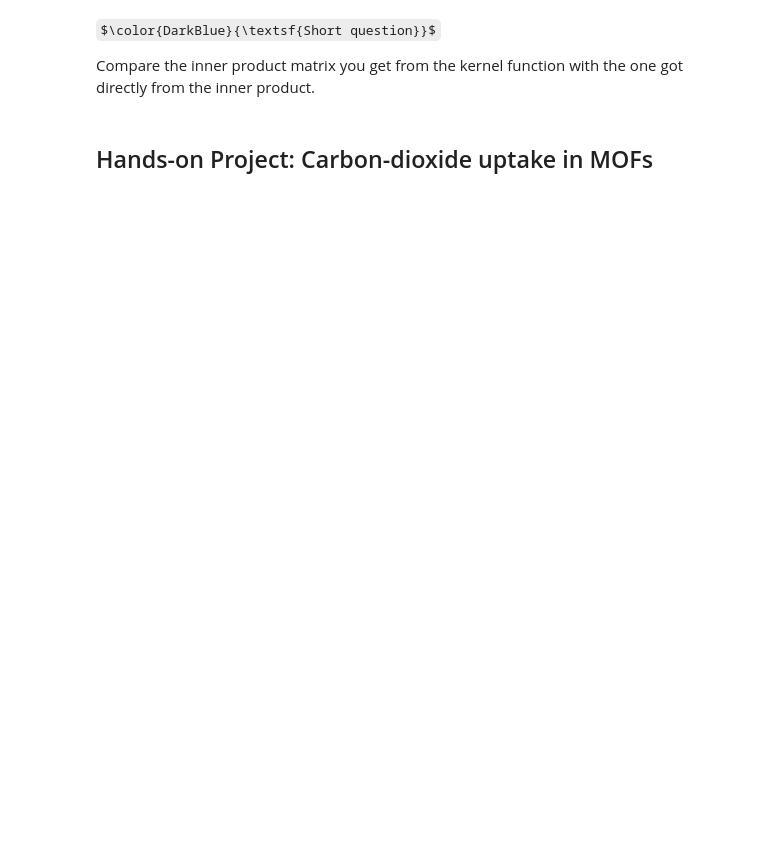
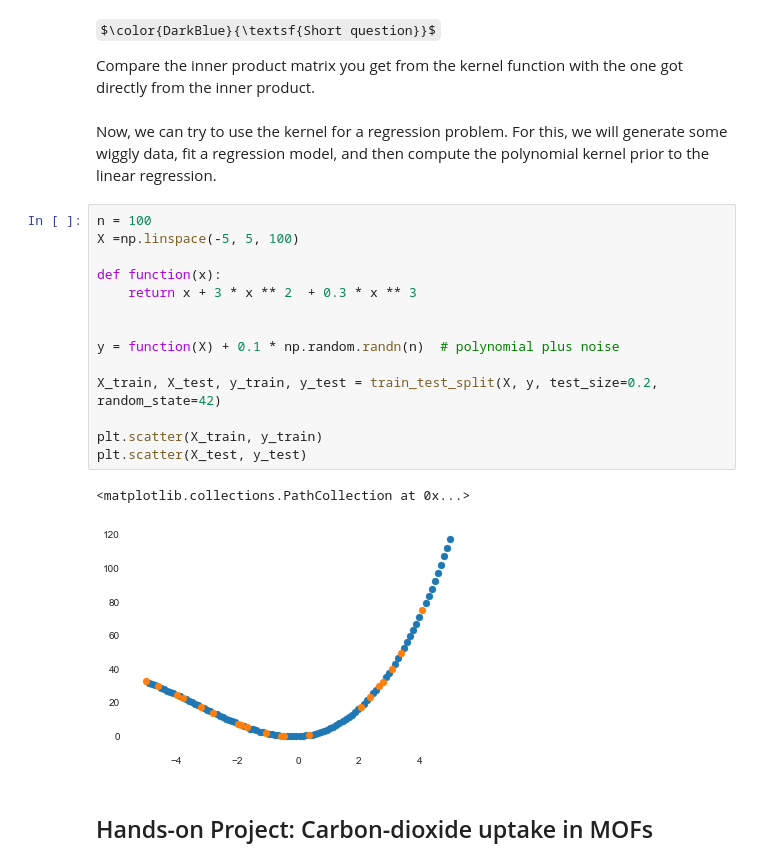
Before and after one commit to lsmo-epfl/ch-315, a Jupyter notebook: ml/handson_project.ipynb, the cells around one changed output. Drawn from its saved outputs; the diff is of its cells as text; some formulas as TeX source; blank space fills up the shorter version.

```diff
--- a/ml/handson_project.ipynb
+++ b/ml/handson_project.ipynb
@@ -197,6 +218,25 @@ inner_product_kernel = kernel(mapped_data, mapped_data)
 $\color{DarkBlue}{\textsf{Short question}}$
 
 Compare the inner product matrix you get from the kernel function with the one got directly from the inner product.
+# %% [markdown]
+Now, we can try to use the kernel for a regression problem. For this, we will generate some wiggly data, fit a regression model, and then compute the polynomial kernel prior to the linear regression.
+# %%
+n = 100
+X =np.linspace(-5, 5, 100)
+
+def function(x):
+    return x + 3 * x ** 2  + 0.3 * x ** 3
+
+
+y = function(X) + 0.1 * np.random.randn(n)  # polynomial plus noise
+
+X_train, X_test, y_train, y_test = train_test_split(X, y, test_size=0.2, random_state=42)
+
+plt.scatter(X_train, y_train)
+plt.scatter(X_test, y_test)
+# %% [output]
+<matplotlib.collections.PathCollection at 0x...>
+[figure, added]
 # %% [markdown]
 ## Hands-on Project: Carbon-dioxide uptake in MOFs
 # %% [markdown]
```
Also changed, not shown: parts of 6 cells of this notebook.
